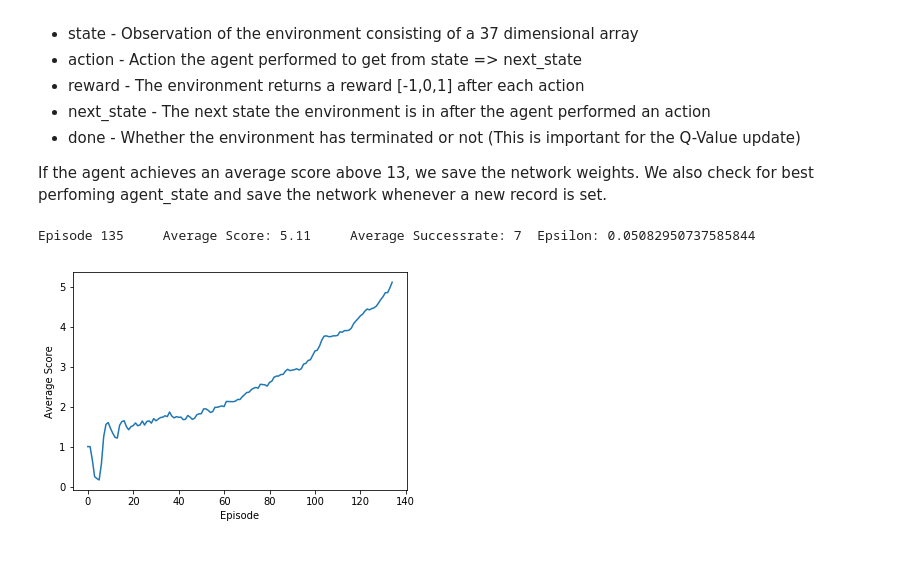
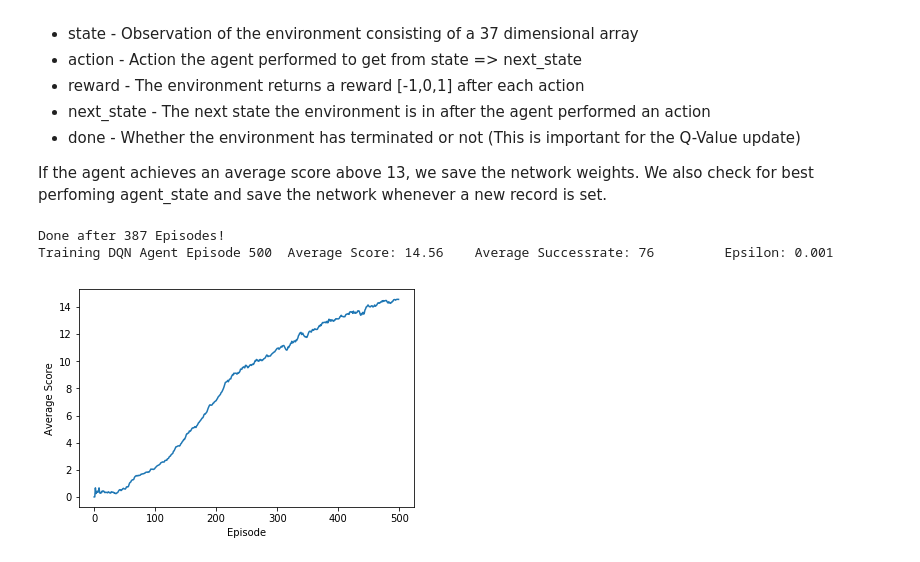
Before and after one commit to MLerik/Deep-Reinforcement-Learning, a Jupyter notebook: Navigation/Navigation.ipynb, the cells around one changed output. Drawn from its saved outputs; the diff is of its cells as text; code cells hidden in the pictures.

```diff
--- a/Navigation/Navigation.ipynb
+++ b/Navigation/Navigation.ipynb
@@ -155,13 +157,14 @@ def TrainAgent(agent,n_episodes):
     limited_actions = [0,1,2,3]
     eps = 0.1
     eps_min = 0.001
-    eps_decay = 0.995
+    eps_decay = 0.99
     max_score = 0.
     mean_score = deque(maxlen = 100)
     success = deque(maxlen = 100)
     plot_success =[]
     plot_score = []
     solved = False
+    solved_after = n_episodes+1
     for i in range(1,n_episodes+1):
         score = 0 # initialize the score
         env_info = env.reset(train_mode=True)[brain_name] # reset the environment
@@ -196,7 +199,7 @@ def TrainAgent(agent,n_episodes):
         eps = max(eps_min, eps_decay * eps)  # decrease epsilon
         if solved:
             print("Done after {} Episodes!".format(solved_after))
-        print('\rEpisode {}\tAverage Score: {:.2f} \tAverage Successrate: {:.0f} \tEpsilon: {}'.format(i, np.mean(mean_score),100*np.mean(success),eps), end="")
+        print('\rTraining {} Agent \nEpisode {}\tAverage Score: {:.2f} \tAverage Successrate: {:.0f} \tEpsilon: {}'.format(agent.type,i, np.mean(mean_score),100*np.mean(success),eps), end="")
         #plt.plot(plot_success)
         plt.plot(plot_score)
         plt.xlabel("Episode")
@@ -204,10 +207,11 @@ def TrainAgent(agent,n_episodes):
         plt.show()
 
         display.clear_output(wait=True)
-    return plot_score
+    return plot_score, solved_after
 # %%
-score_DQN = TrainAgent(DQN,500)
+score_DQN,sol_DQN = TrainAgent(DQN,500)
 # %% [output]
-Episode 135     Average Score: 5.11     Average Successrate: 7  Epsilon: 0.05082950737585844
+Done after 387 Episodes!
+Training DQN Agent Episode 500  Average Score: 14.56    Average Successrate: 76         Epsilon: 0.001
-[figure, old version]
+[figure, new version]
 # %%
```
Also changed, not shown: parts of 5 cells of this notebook, 5 other files.
